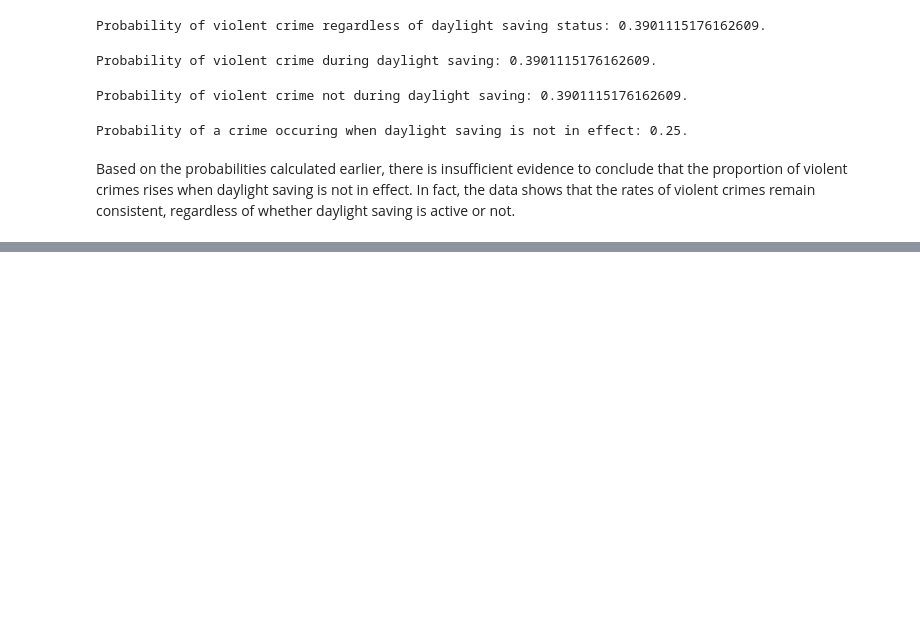
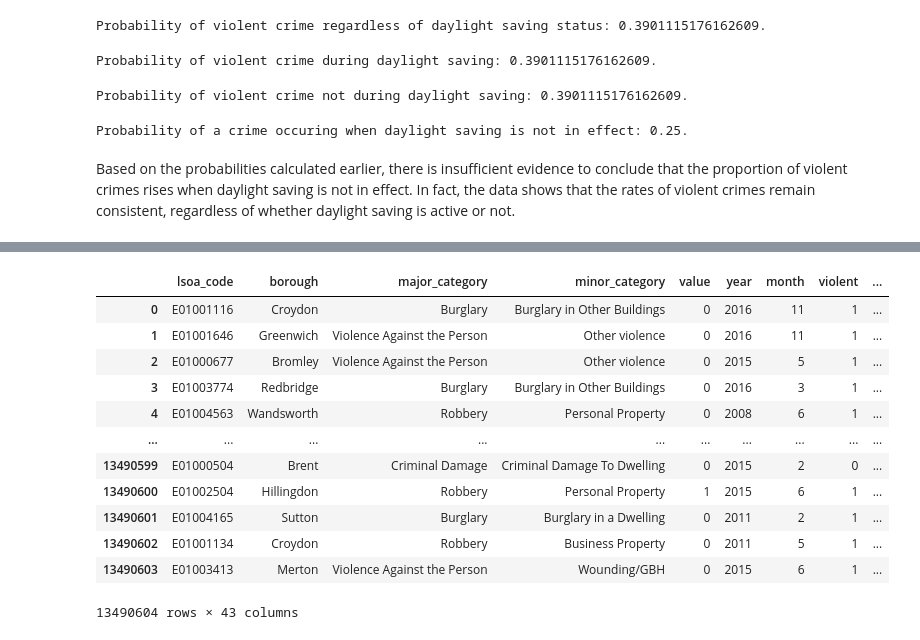
Before and after one commit to annahico/EDAs-Data_Analyst, a Jupyter notebook: London Crime/london_crime.ipynb, the cells around one changed output, grey strips where cells are left out. Saved outputs shown, nothing was run; the diff lists cells and outputs as text; code cells hidden in the pictures; blank space fills up the shorter version.

```diff
--- a/London Crime/london_crime.ipynb
+++ b/London Crime/london_crime.ipynb
@@ -291,0 +379,12 @@ First, let us restate our earlier findings. We will assume that \(P_{\text{no da
+# %%
+crime_df2 = crime_df.copy()
+# %%
+# create intercept
+crime_df2['intercept'] = 1
+
+# Instantiate and fit the model
+logit_mod = sm.Logit(crime_df2['violent'], crime_df2[['intercept', 'daylight_saving']])
+results = logit_mod.fit()
+
+# provide summary of the model
+results.summary()
@@ -291,0 +410,5 @@ First, let us restate our earlier findings. We will assume that \(P_{\text{no da
+# %%
+all_borough = list(crime_df2.borough.unique())
+crime_df2[all_borough] = pd.get_dummies(crime_df2.borough)
+
+crime_df2.head()
@@ -291,0 +422,12 @@ First, let us restate our earlier findings. We will assume that \(P_{\text{no da
+# %%
+interest_vars = all_borough[:-1]
+interest_vars.append('intercept')
+
+# Convert boolean columns to integers
+crime_df2[interest_vars] = crime_df2[interest_vars].astype(int)
+
+# we will use the City of London as our baseline
+# this might take a while since we have a quite a lot of variables
+logit_mod = sm.Logit(crime_df2['violent'], crime_df2[interest_vars])
+results = logit_mod.fit()
+results.summary()
@@ -291,0 +490,17 @@ First, let us restate our earlier findings. We will assume that \(P_{\text{no da
+# %%
+crime_df3 = crime_df2.copy()
+crime_df3
+# %% [output]
+|  | lsoa_code | borough | major_category | minor_category | value | year | month | violent | ... |
+| 0 | E01001116 | Croydon | Burglary | Burglary in Other Buildings | 0 | 2016 | 11 | 1 | ... |
+| 1 | E01001646 | Greenwich | Violence Against the Person | Other violence | 0 | 2016 | 11 | 1 | ... |
+| 2 | E01000677 | Bromley | Violence Against the Person | Other violence | 0 | 2015 | 5 | 1 | ... |
+| 3 | E01003774 | Redbridge | Burglary | Burglary in Other Buildings | 0 | 2016 | 3 | 1 | ... |
+| 4 | E01004563 | Wandsworth | Robbery | Personal Property | 0 | 2008 | 6 | 1 | ... |
+| ... | ... | ... | ... | ... | ... | ... | ... | ... | ... |
+| 13490599 | E01000504 | Brent | Criminal Damage | Criminal Damage To Dwelling | 0 | 2015 | 2 | 0 | ... |
+| 13490600 | E01002504 | Hillingdon | Robbery | Personal Property | 1 | 2015 | 6 | 1 | ... |
+| 13490601 | E01004165 | Sutton | Burglary | Burglary in a Dwelling | 0 | 2011 | 2 | 1 | ... |
+| 13490602 | E01001134 | Croydon | Robbery | Business Property | 0 | 2011 | 5 | 1 | ... |
+| 13490603 | E01003413 | Merton | Violence Against the Person | Wounding/GBH | 0 | 2015 | 6 | 1 | ... |
+13490604 rows × 43 columns
```
Also changed, not shown: parts of 39 cells of this notebook, 1 other file.
